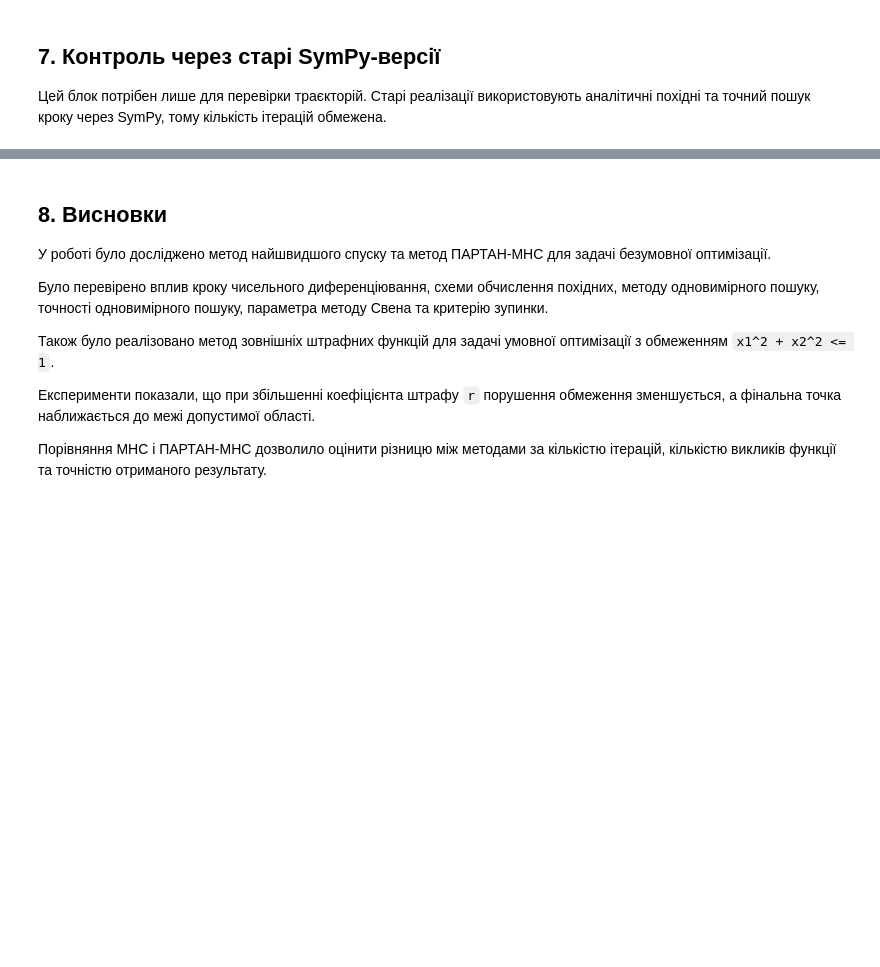
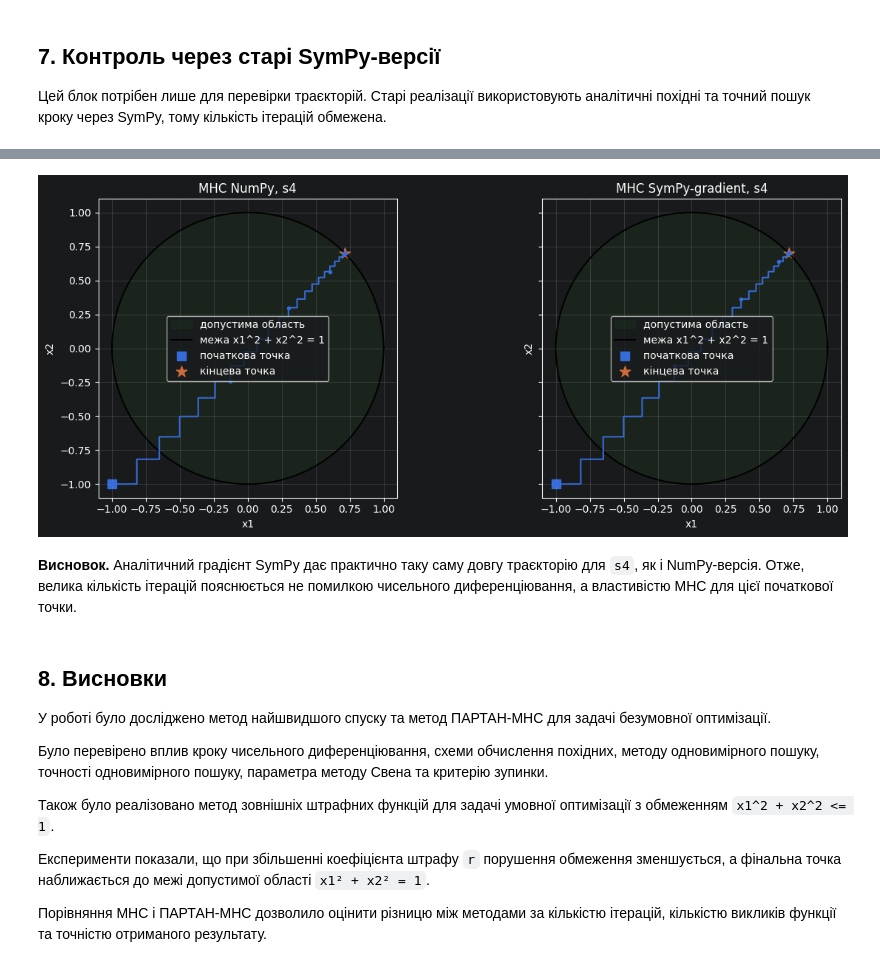
Before and after one commit to sburdiug/my_optimization_methods, a Jupyter notebook: cw/partan_mns_experiments.ipynb, the cells around one changed output, grey strips where cells are left out. Saved outputs shown, nothing was run; the diff lists cells and outputs as text; code cells hidden in the pictures; blank space fills up the shorter version.

```diff
--- a/cw/partan_mns_experiments.ipynb
+++ b/cw/partan_mns_experiments.ipynb
@@ -31,6 +31,7 @@ distance_to_circle_boundary = experiments.distance_to_circle_boundary
 format_point = experiments.format_point
 old_sympy_check = experiments.old_sympy_check
 penalty_experiment_summary = experiments.penalty_experiment_summary
+sympy_penalty_s4_check = experiments.sympy_penalty_s4_check
 sweep = experiments.sweep
 
 from optimization.functions import F_MIN, FUNCTION_FORMULA, X_MIN, X_START, power_function
@@ -532,0 +795,25 @@ plt.show()
+# %%
+s4_sympy_check = sympy_penalty_s4_check(BASE_PARAMS)
+show_table(s4_sympy_check["table"])
+
+fig, axes = plt.subplots(1, 2, figsize=(13, 5), sharex=True, sharey=True)
+for ax, title, points in [
+    (axes[0], "МНС NumPy, s4", s4_sympy_check["numpy"]["points"]),
+    (axes[1], "МНС SymPy-gradient, s4", s4_sympy_check["sympy"]["points"]),
+]:
+    plot_circle_constraint(ax)
+    mark_every = max(1, len(points) // 20)
+    ax.plot(points[:, 0], points[:, 1], "-o", markersize=3, markevery=mark_every)
+    ax.scatter(points[0, 0], points[0, 1], marker="s", s=70, label="початкова точка")
+    ax.scatter(points[-1, 0], points[-1, 1], marker="*", s=120, label="кінцева точка")
+    ax.set_title(title)
+    ax.set_xlabel("x1")
+    ax.set_ylabel("x2")
+    ax.set_aspect("equal", adjustable="box")
+    ax.grid(True, alpha=0.3)
+    ax.legend()
+plt.tight_layout()
+plt.show()
+
+display(Markdown("**Висновок.** Аналітичний градієнт SymPy дає практично таку саму довгу траєкторію для `s4`, як і NumPy-версія. Отже, велика кількість ітерацій пояснюється не помилкою чисельного диференціювання, а властивістю МНС для цієї початкової точки."))
+# %% [output]
@@ -533,3 +823,5 @@ plt.show()
+[figure, added]
+**Висновок.** Аналітичний градієнт SymPy дає практично таку саму довгу траєкторію для `s4`, як і NumPy-версія. Отже, велика кількість ітерацій пояснюється не помилкою чисельного диференціювання, а властивістю МНС для цієї початкової точки.
 # %% [markdown]
 ## 8. Висновки
 
@@ -539,6 +831,6 @@ plt.show()
 
 Також було реалізовано метод зовнішніх штрафних функцій для задачі умовної оптимізації з обмеженням `x1^2 + x2^2 <= 1`.
 
-Експерименти показали, що при збільшенні коефіцієнта штрафу `r` порушення обмеження зменшується, а фінальна точка наближається до межі допустимої області.
+Експерименти показали, що при збільшенні коефіцієнта штрафу `r` порушення обмеження зменшується, а фінальна точка наближається до межі допустимої області `x1² + x2² = 1`.
 
 Порівняння МНС і ПАРТАН-МНС дозволило оцінити різницю між методами за кількістю ітерацій, кількістю викликів функції та точністю отриманого результату.
```
Also changed, not shown: parts of 22 cells of this notebook, 1 other file.
